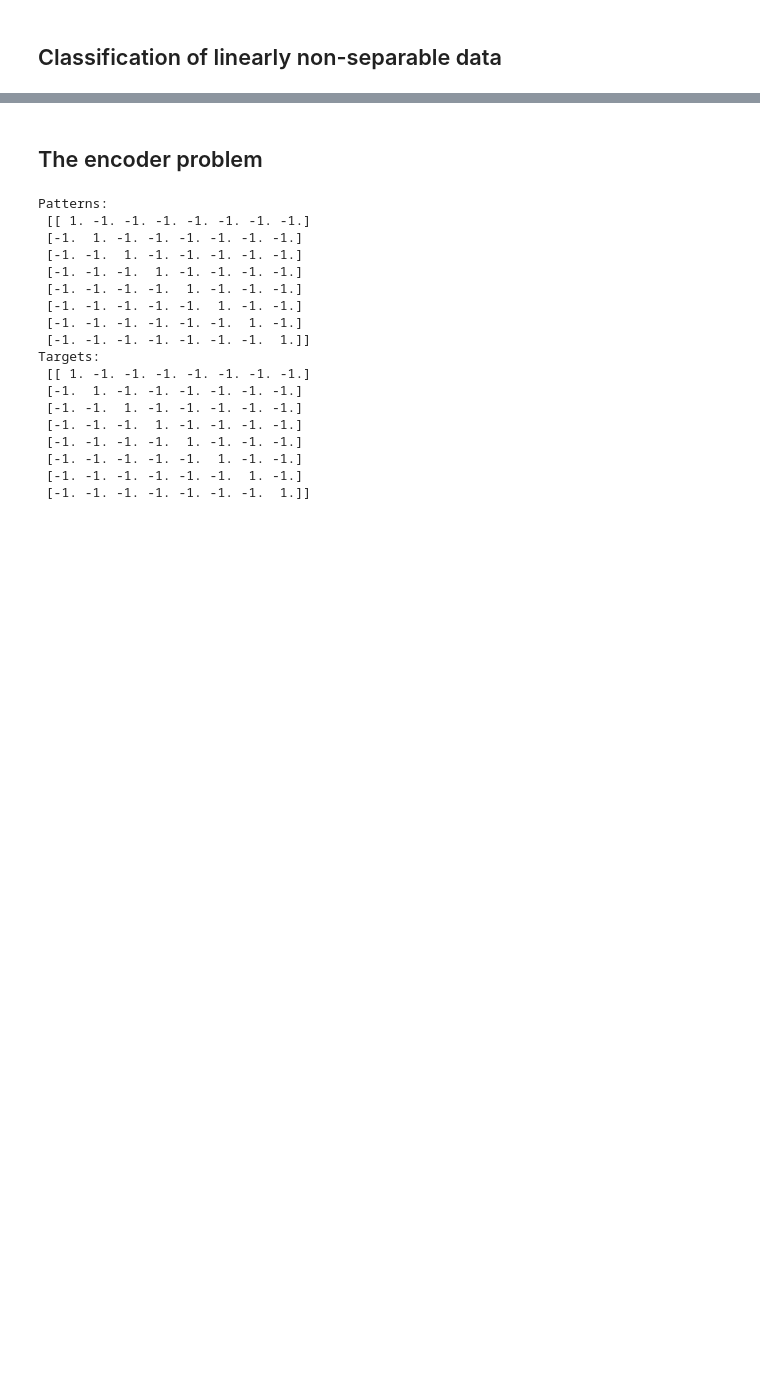
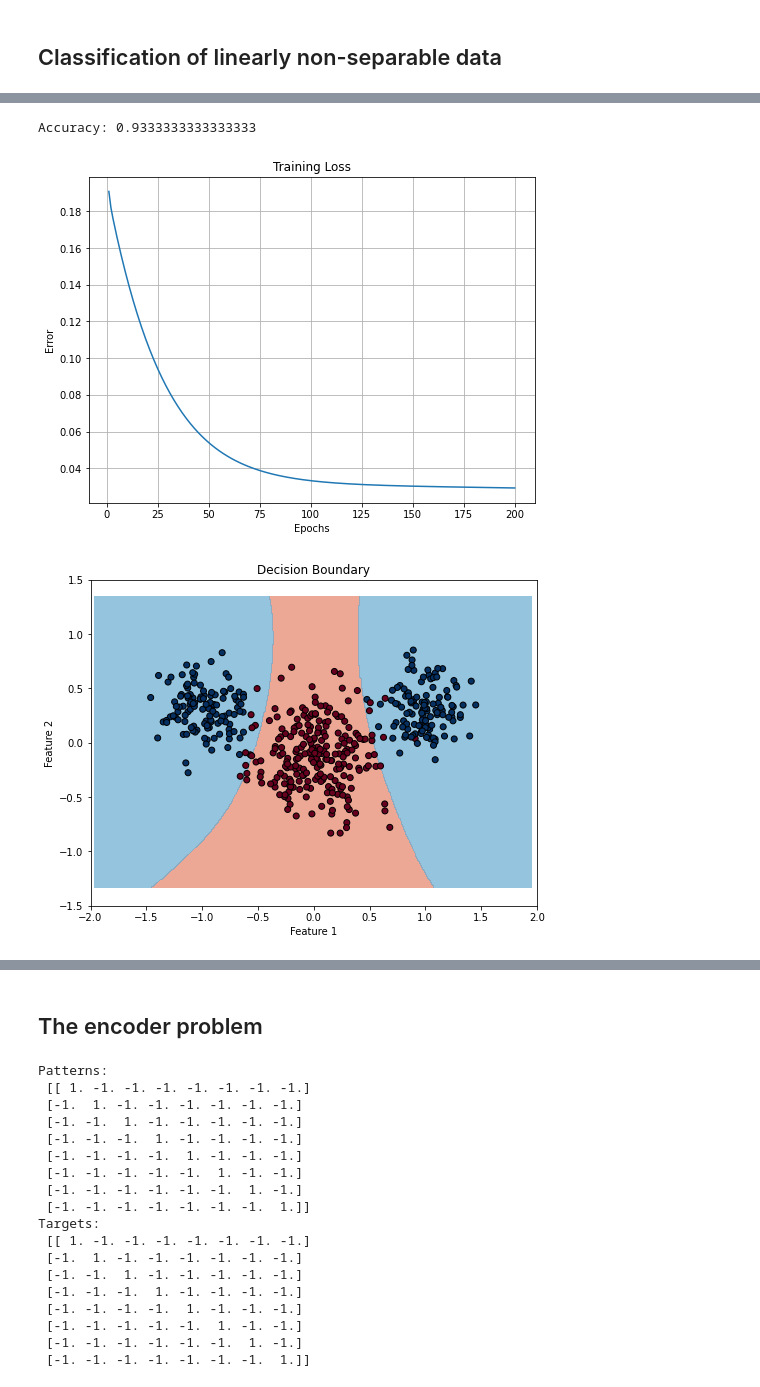
Before and after one commit to kyebinan/Deep_Learning_KTH, a Jupyter notebook: LAB1B/notebook2.ipynb, the cells around one changed output, grey strips where cells are left out. Drawn from its saved outputs; the diff is of its cells as text; code cells hidden in the pictures; blank space fills up the shorter version.

```diff
--- a/LAB1B/notebook2.ipynb
+++ b/LAB1B/notebook2.ipynb
@@ -33,0 +61,16 @@ perceptron.train(data, label, epochs=200, lr = 0.0075, batch_size=50)
+# %%
+# Calculate accuracy (optional)
+accuracy = accuracy_score(y_test, y_pred)
+print(f'Accuracy: {accuracy}')
+# %% [output]
+Accuracy: 0.9333333333333333
+# %%
+input_dim = 2
+hidden_dim = 64
+output_dim = 1
+
+perceptron = mlp.MultiLayersPerceptron(input_dim, hidden_dim, output_dim, task=mlp.TASK1)
+perceptron.train(X_train, y_train, epochs=200, lr = 0.0075, batch_size=50)
+# %% [output]
+[figure, added]
+[figure, added]
```
Also changed, not shown: parts of 8 cells of this notebook.
